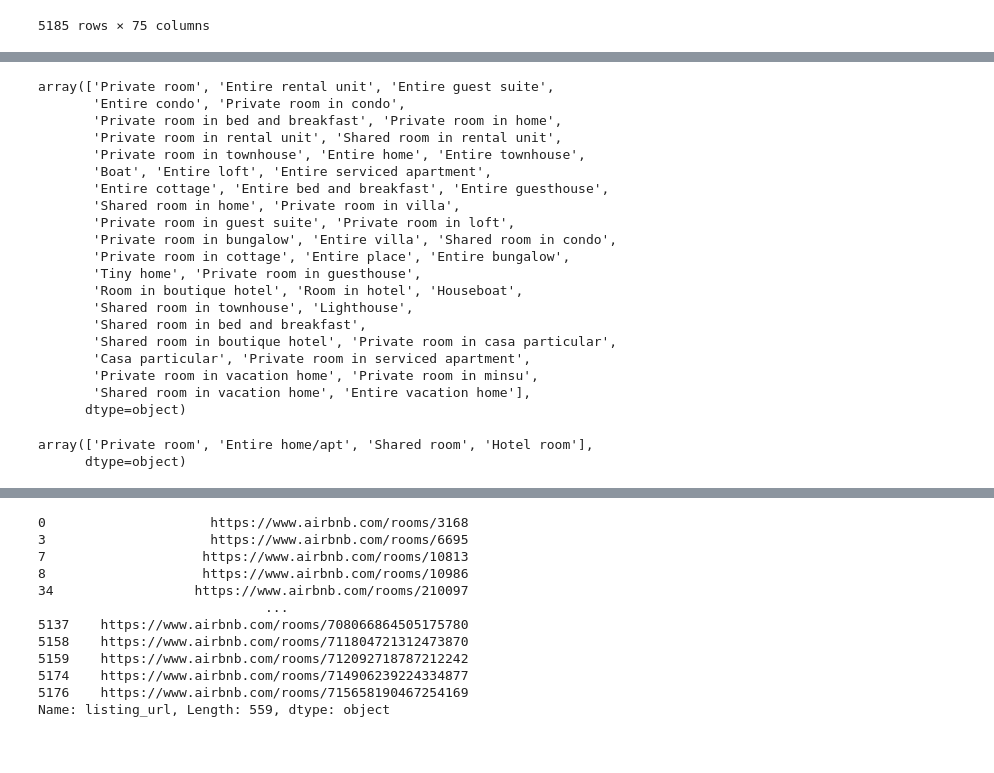
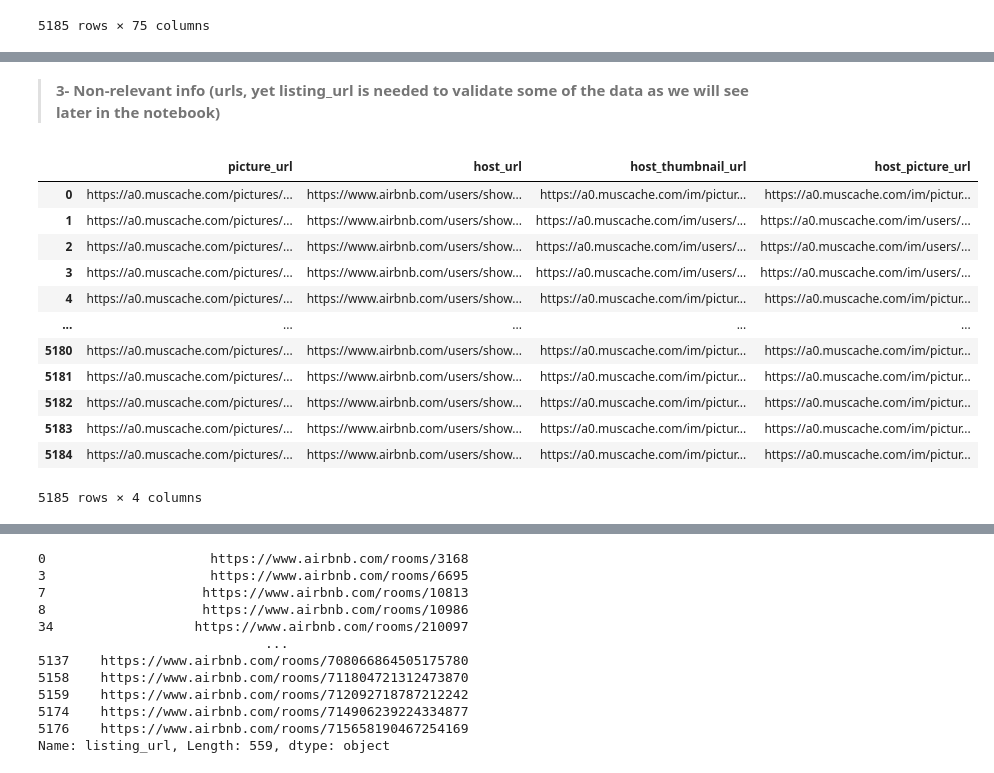
Before and after one commit to Abdulrahman-Almutlaq/AirBnb_EDA, a Jupyter notebook: Boston_Airbnb.ipynb, the cells around one changed output, grey strips where cells are left out. Drawn from its saved outputs; the diff is of its cells as text; code cells hidden in the pictures.

```diff
--- a/Boston_Airbnb.ipynb
+++ b/Boston_Airbnb.ipynb
@@ -61,28 +123,18 @@ Name: accommodates, Length: 5185, dtype: int64
+# %% [markdown]
+> **3- Non-relevant info (urls, yet listing_url is needed to validate some of the data as we will see later in the notebook) <br>**
 # %%
-Boston_listings['property_type'].unique()
+Boston_listings[['picture_url','host_url','host_thumbnail_url', 'host_picture_url']]
 # %% [output]
+|  | picture_url | host_url | host_thumbnail_url | host_picture_url |
+| 0 | https://a0.muscache.com/pictures/... | https://www.airbnb.com/users/show... | https://a0.muscache.com/im/pictur... | https://a0.muscache.com/im/pictur... |
+| 1 | https://a0.muscache.com/pictures/... | https://www.airbnb.com/users/show... | https://a0.muscache.com/im/users/... | https://a0.muscache.com/im/users/... |
+| 2 | https://a0.muscache.com/pictures/... | https://www.airbnb.com/users/show... | https://a0.muscache.com/im/users/... | https://a0.muscache.com/im/users/... |
+| 3 | https://a0.muscache.com/pictures/... | https://www.airbnb.com/users/show... | https://a0.muscache.com/im/users/... | https://a0.muscache.com/im/users/... |
+| 4 | https://a0.muscache.com/pictures/... | https://www.airbnb.com/users/show... | https://a0.muscache.com/im/pictur... | https://a0.muscache.com/im/pictur... |
+| ... | ... | ... | ... | ... |
+| 5180 | https://a0.muscache.com/pictures/... | https://www.airbnb.com/users/show... | https://a0.muscache.com/im/pictur... | https://a0.muscache.com/im/pictur... |
+| 5181 | https://a0.muscache.com/pictures/... | https://www.airbnb.com/users/show... | https://a0.muscache.com/im/pictur... | https://a0.muscache.com/im/pictur... |
+| 5182 | https://a0.muscache.com/pictures/... | https://www.airbnb.com/users/show... | https://a0.muscache.com/im/pictur... | https://a0.muscache.com/im/pictur... |
+| 5183 | https://a0.muscache.com/pictures/... | https://www.airbnb.com/users/show... | https://a0.muscache.com/im/pictur... | https://a0.muscache.com/im/pictur... |
+| 5184 | https://a0.muscache.com/pictures/... | https://www.airbnb.com/users/show... | https://a0.muscache.com/im/pictur... | https://a0.muscache.com/im/pictur... |
-array(['Private room', 'Entire rental unit', 'Entire guest suite',
-       'Entire condo', 'Private room in condo',
-       'Private room in bed and breakfast', 'Private room in home',
-       'Private room in rental unit', 'Shared room in rental unit',
-       'Private room in townhouse', 'Entire home', 'Entire townhouse',
-       'Boat', 'Entire loft', 'Entire serviced apartment',
-       'Entire cottage', 'Entire bed and breakfast', 'Entire guesthouse',
-       'Shared room in home', 'Private room in villa',
-       'Private room in guest suite', 'Private room in loft',
-       'Private room in bungalow', 'Entire villa', 'Shared room in condo',
-       'Private room in cottage', 'Entire place', 'Entire bungalow',
-       'Tiny home', 'Private room in guesthouse',
-       'Room in boutique hotel', 'Room in hotel', 'Houseboat',
-       'Shared room in townhouse', 'Lighthouse',
-       'Shared room in bed and breakfast',
-       'Shared room in boutique hotel', 'Private room in casa particular',
-       'Casa particular', 'Private room in serviced apartment',
-       'Private room in vacation home', 'Private room in minsu',
-       'Shared room in vacation home', 'Entire vacation home'],
-      dtype=object)
+5185 rows × 4 columns
-# %%
-Boston_listings['room_type'].unique()
-# %% [output]
-array(['Private room', 'Entire home/apt', 'Shared room', 'Hotel room'],
-      dtype=object)
```
Also changed, not shown: parts of 64 cells of this notebook, 1 other file.
